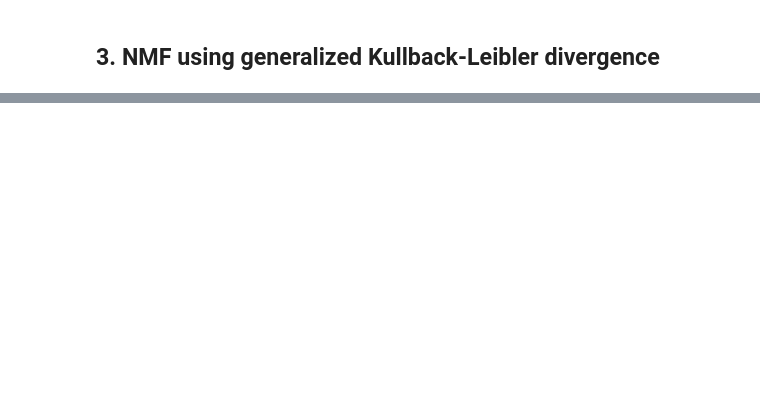
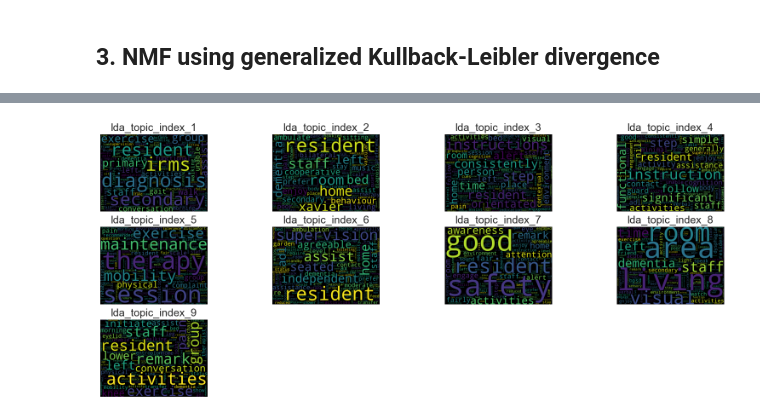
Before and after one commit to g-awaine/absa_lda, a Jupyter notebook: notebooks/aspect_modelling.ipynb, the cells around one changed output, grey strips where cells are left out. Drawn from its saved outputs; the diff is of its cells as text; code cells hidden in the pictures; blank space fills up the shorter version.

```diff
--- a/notebooks/aspect_modelling.ipynb
+++ b/notebooks/aspect_modelling.ipynb
@@ -575,0 +639,9 @@ joblib.dump(nmf_fn, 'nmf_kl.pkl');
+# %%
+# load data
+pwd_text_df = pd.read_csv('../data/pwd_text.csv')
+# %%
+# identify the salient keywords identified from the LDA model
+# train an LDA model to identify 9 separate topics
+num_topics = 9
+lda_model = modelLDA(pwd_text_df, num_topics=num_topics, passes=35, random_state=42)
+lda_model_predictions_df = lda_model.get_topics()
@@ -575,0 +669,5 @@ joblib.dump(nmf_fn, 'nmf_kl.pkl');
+# %%
+# observe the most common individual keywords i.e. 1-grams in each topic
+lda_model.get_topic_wordcloud(lda_model_predictions_df)
+# %% [output]
+[figure, added]
```
Also changed, not shown: parts of 34 cells of this notebook, 5 other files.
